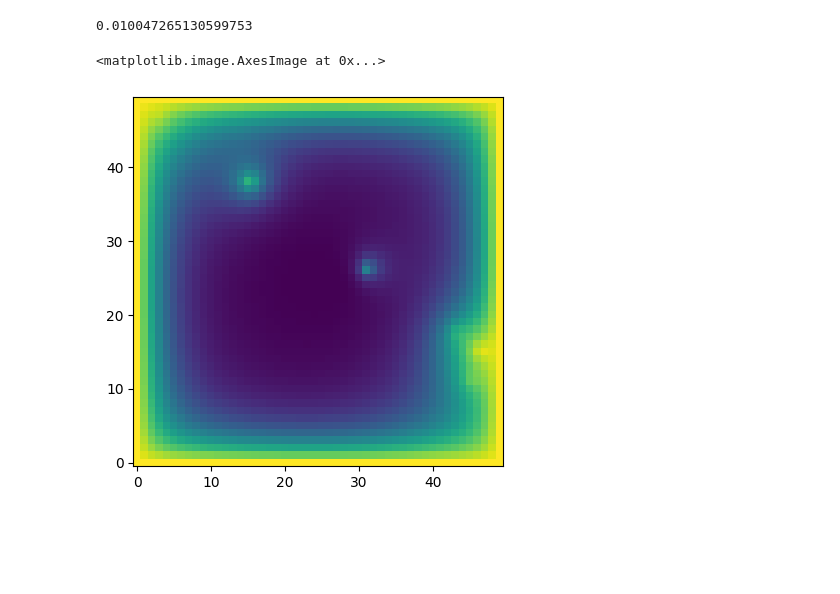
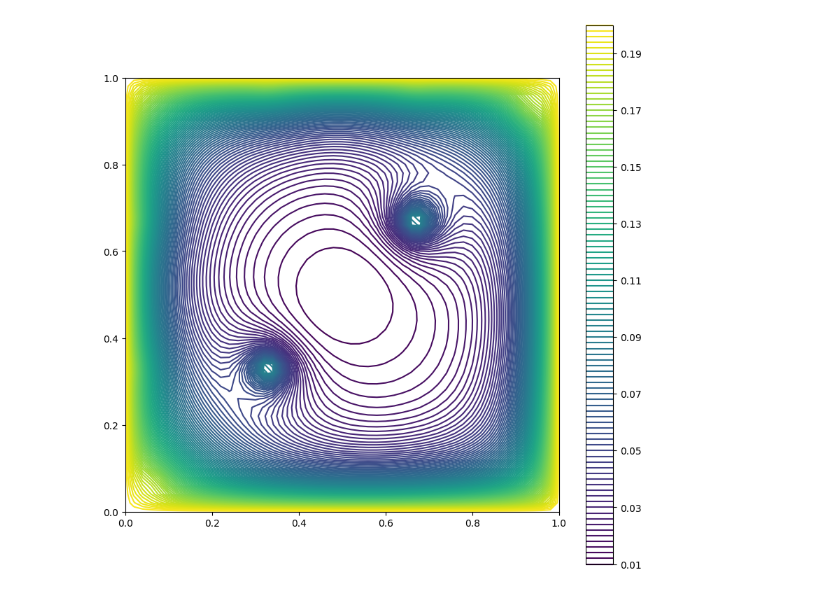
Before and after one commit to bcynuaa/GradLimitJL, a Jupyter notebook: drafts/pyinterface.ipynb, the cells around one changed output. Cells and saved outputs as stored; diff of their text form; code cells hidden in the pictures; blank space fills up the shorter version.

```diff
--- a/drafts/pyinterface.ipynb
+++ b/drafts/pyinterface.ipynb
@@ -35,13 +35,12 @@ array([[0.2       , 0.2       , 0.2       , ..., 0.2       , 0.2       ,
         0.2       ],
        [0.2       , 0.2       , 0.2       , ..., 0.2       , 0.2       ,
         0.2       ]])
-# %%
-np.min(result)
-# %% [output]
-0.010047265130599753
-# %%
-from matplotlib import pyplot as plt
-plt.imshow(result, origin="lower")
-# %% [output]
-<matplotlib.image.AxesImage at 0x...>
-[figure, removed]
+# %%
+from matplotlib import pyplot as plt
+plt.figure(figsize=(10, 10), facecolor='w')
+plt.gca().set_aspect('equal')
+plt.contour(background_grid.x_s, background_grid.y_s, result, 100)
+plt.colorbar()
+plt.show()
+# %% [output]
+[figure, added]
```
Also changed, not shown: parts of 1 cell of this notebook, 4 other files.
